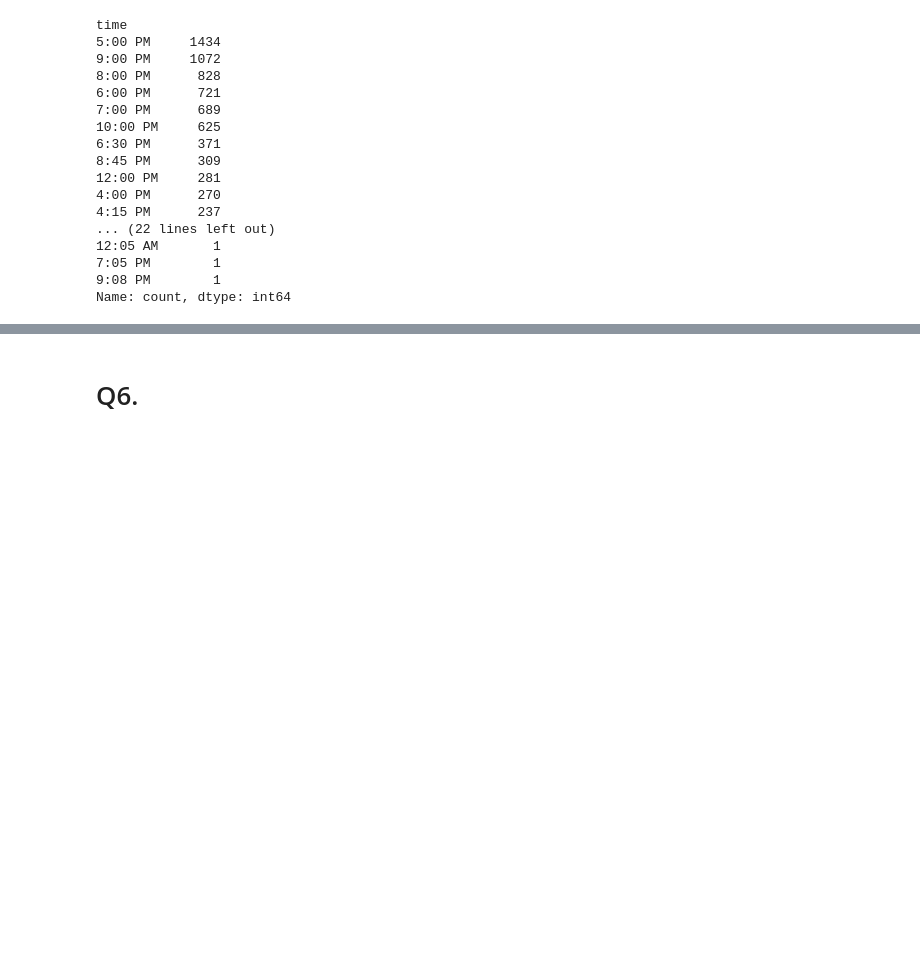
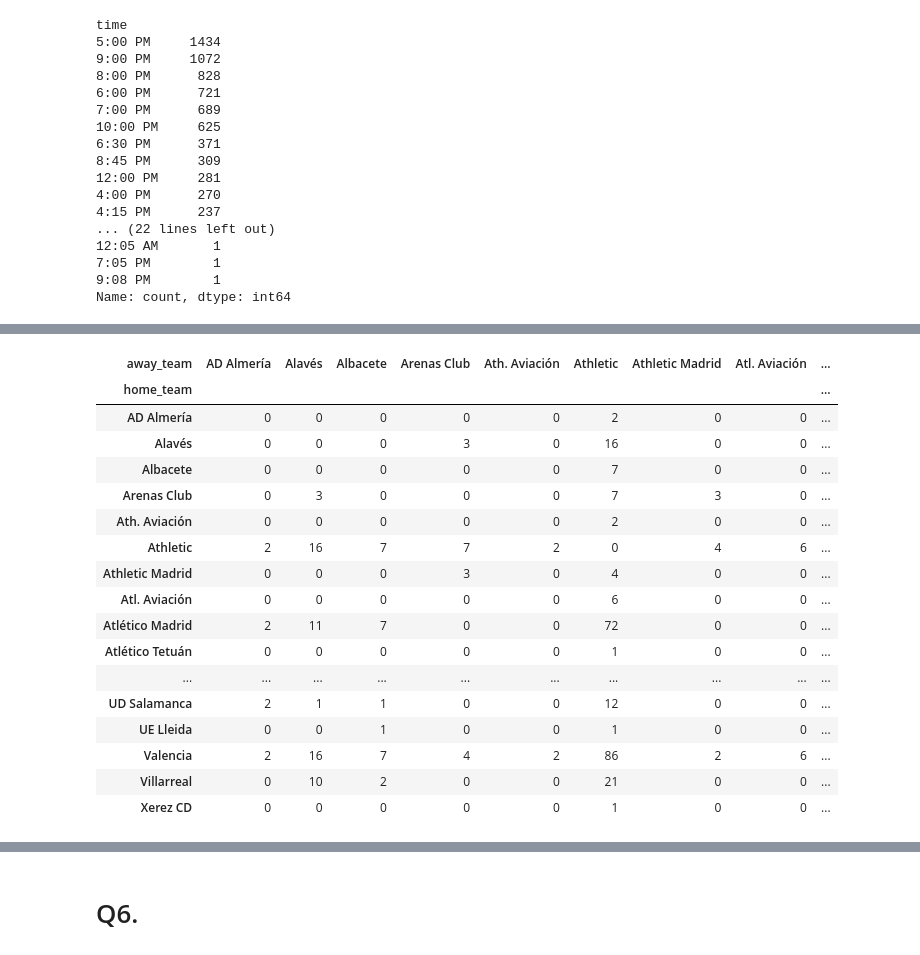
Before and after one commit to Raherol/la-quiniela, a Jupyter notebook: analysis/LaLigaDataAnalysis.ipynb, the cells around one changed output, grey strips where cells are left out. Cells and saved outputs as stored; diff of their text form; code cells hidden in the pictures; blank space fills up the shorter version.

```diff
--- a/analysis/LaLigaDataAnalysis.ipynb
+++ b/analysis/LaLigaDataAnalysis.ipynb
@@ -155 +173,60 @@ Name: count, dtype: int64
+# %%
+
+# Read the Excel file into a DataFrame
+#df = pd.read_excel('your_excel_file.xlsx', sheet_name='Sheet1')
+
+# Create the cross results table
+cross_table = pd.crosstab(index=df['home_team'], columns=df['away_team'])
+
+# Define HTML styles for the table
+table_style = '''
+<style>
+  table {
+    border-collapse: collapse;
+    width: 50%;
+  }
+  th, td {
+    text-align: center;
+    # padding: 5px;
+  }
+
+  th {
+    background-color: #f2f;
+  }
+  tr:nth-child(even) {
+    background-color: #f2f2;
+  }
+  tr:nth-child(odd) {
+    background-color: #f83f;
+  }
+</style>
+'''
+
+# Convert the cross_table DataFrame to an HTML table
+styled_table = cross_table.to_html(classes='table table-striped table-bordered', escape=False, table_id='table')
+
+# Combine the table style and the formatted table
+final_table = table_style + styled_table
+
+# Display the formatted table using HTML
+display(HTML(final_table))
+# %% [output]
+| away_team | AD Almería | Alavés | Albacete | Arenas Club | Ath. Aviación | Athletic | Athletic Madrid | Atl. Aviación | ... |
+| home_team |  |  |  |  |  |  |  |  | ... |
+| AD Almería | 0 | 0 | 0 | 0 | 0 | 2 | 0 | 0 | ... |
+| Alavés | 0 | 0 | 0 | 3 | 0 | 16 | 0 | 0 | ... |
+| Albacete | 0 | 0 | 0 | 0 | 0 | 7 | 0 | 0 | ... |
+| Arenas Club | 0 | 3 | 0 | 0 | 0 | 7 | 3 | 0 | ... |
+| Ath. Aviación | 0 | 0 | 0 | 0 | 0 | 2 | 0 | 0 | ... |
+| Athletic | 2 | 16 | 7 | 7 | 2 | 0 | 4 | 6 | ... |
+| Athletic Madrid | 0 | 0 | 0 | 3 | 0 | 4 | 0 | 0 | ... |
+| Atl. Aviación | 0 | 0 | 0 | 0 | 0 | 6 | 0 | 0 | ... |
+| Atlético Madrid | 2 | 11 | 7 | 0 | 0 | 72 | 0 | 0 | ... |
+| Atlético Tetuán | 0 | 0 | 0 | 0 | 0 | 1 | 0 | 0 | ... |
+| ... | ... | ... | ... | ... | ... | ... | ... | ... | ... |
+| UD Salamanca | 2 | 1 | 1 | 0 | 0 | 12 | 0 | 0 | ... |
+| UE Lleida | 0 | 0 | 1 | 0 | 0 | 1 | 0 | 0 | ... |
+| Valencia | 2 | 16 | 7 | 4 | 2 | 86 | 2 | 6 | ... |
+| Villarreal | 0 | 10 | 2 | 0 | 0 | 21 | 0 | 0 | ... |
+| Xerez CD | 0 | 0 | 0 | 0 | 0 | 1 | 0 | 0 | ... |
 # %% [markdown]
```
Also changed, not shown: parts of 7 cells of this notebook.
